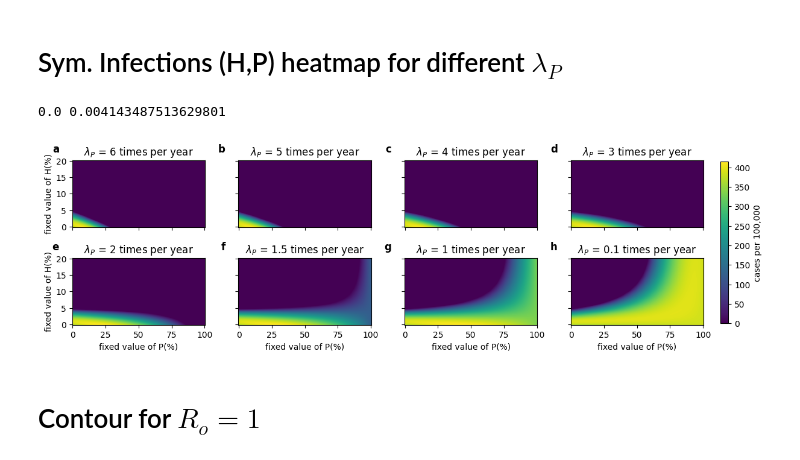
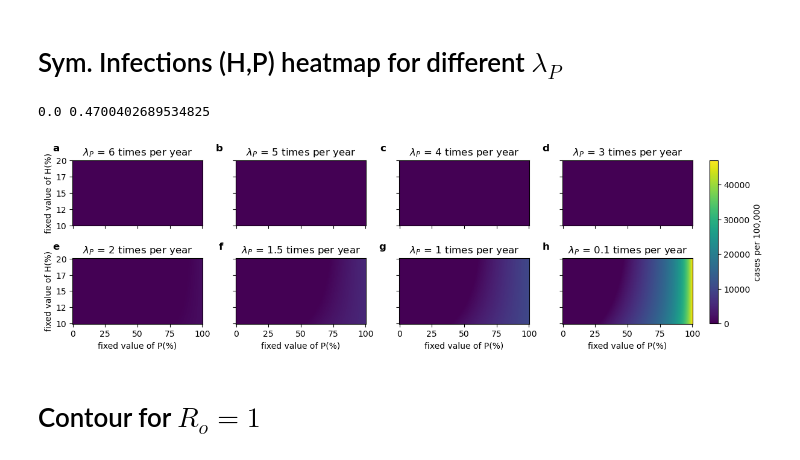
Before and after one commit to Priesemann-Group/testing-paradox-HIV-STI, a Jupyter notebook: notebooks/NotebookForPrEP.ipynb, the cells around one changed output. Drawn from its saved outputs; the diff is of its cells as text; code cells hidden in the pictures.

```diff
--- a/notebooks/NotebookForPrEP.ipynb
+++ b/notebooks/NotebookForPrEP.ipynb
@@ -23,14 +21,16 @@ def calculate_lambda_a(args, lambda_P, m, P, H):
         args["c"] * (1 - m) * args["beta_HIV"] * H * (1 - P)
     )
 
+def calculate_lambda_s(args, lambda_a):
+    return (args["lambda_0"]+lambda_a)
 
 # Alpha
 def calculate_alpha(P, m, beta_STI=args["beta_STI"]):
     return beta_STI * (1 - m * (1 - P))
 
 
-def calculate_a(args):
-    return args["lambda_s"] + args["mu"]
+def calculate_a(args, lambda_s):
+    return lambda_s + args["mu"]
 
 
 def calculate_b(args, lambda_a):
@@ -98,8 +98,9 @@ def calculate_I_MATHEMATICA(args, lambda_P, H, P):
     # Calculate a, b, and R_0
     m = calculate_m(H)
     lambda_a = calculate_lambda_a(args, lambda_P, m, P, H)
+    lambda_s= calculate_lambda_s(args, lambda_a)
     alpha = calculate_alpha(P, m)
-    a = calculate_a(args)
+    a = calculate_a(args, lambda_s)
     b = calculate_b(args, lambda_a)
     varphi=b+a*args["asymptomatic"]-b*args["asymptomatic"]
     Ro=calculate_Ro(args, lambda_P, H, P)
@@ -116,8 +117,9 @@ def calculate_I_MATHEMATICA(args, lambda_P, H, P):
 def calculate_S_MATHEMATICA(args, lambda_P, H, P):
     m = calculate_m(H)
     lambda_a = calculate_lambda_a(args, lambda_P, m, P, H)
+    lambda_s = calculate_lambda_s(args, lambda_a)
     alpha = calculate_alpha(P, m)
-    a = calculate_a(args)
+    a = calculate_a(args, lambda_s)
     b = calculate_b(args, lambda_a)
     varphi=b+a*args["asymptomatic"]-b*args["asymptomatic"]
 
@@ -127,7 +129,6 @@ def calculate_S_MATHEMATICA(args, lambda_P, H, P):
 
 def calculate_Ro(args, lambda_P, H, P):
     m = calculate_m(H)
-    lambda_a = calculate_lambda_a(args, lambda_P, m, P, H)
     S=calculate_S_MATHEMATICA(args, lambda_P, H, P)
 
     Ro=1/S
@@ -143,7 +144,8 @@ def SirsComparisona(args, lambda_P, H, P):
 def calculateI_Symtomatic_Math(args, lambda_P, H, P):
     m = calculate_m(H)
     lambda_a = calculate_lambda_a(args, lambda_P, m, P, H)
-    a = calculate_a(args)
+    lambda_s= calculate_lambda_s(args, lambda_a)
+    a = calculate_a(args, lambda_s)
     b = calculate_b(args, lambda_a)
     asym=calculate_I_MATHEMATICA(args, lambda_P, H, P)
     return asym*(b/a)*(1-args["asymptomatic"])/args["asymptomatic"]
@@ -678,8 +680,9 @@ for lambda_P in lambda_P_values:
         for j, P in enumerate(Ps):
             m = calculate_m(H)
             lambda_a = calculate_lambda_a(args, lambda_P, m, P, H)
+            lambda_s = calculate_lambda_s(args, lambda_a)
             alpha = calculate_alpha(P, m)
-            a = calculate_a(args)
+            a = calculate_a(args, lambda_s)
             b = calculate_b(args, lambda_a)
             if calculate_Ro(args, lambda_P, H, P)> 1:
                 I_values[i, j] = calculate_I_MATHEMATICA(args, lambda_P, H, P)
@@ -852,8 +855,9 @@ for lambda_P in lambda_P_values:
         for j, P in enumerate(Ps):
             m = calculate_m(H)
             lambda_a = calculate_lambda_a(args, lambda_P, m, P, H)
+            lambda_s= calculate_lambda_s(args, lambda_a)
             alpha = calculate_alpha(P, m)
-            a = calculate_a(args)
+            a = calculate_a(args, lambda_s)
             b = calculate_b(args, lambda_a)
             S_values[i, j] = calculate_S_MATHEMATICA(args, lambda_P, H, P)
     results[lambda_P] = S_values
@@ -948,7 +952,7 @@ for idx, lambda_P in enumerate(lambda_P_values):
 # Define a formatter function that multiplies the value by 100,000
 def formatter(x, pos):
 
-    return f"{x * 1e5:.0f}"
+    return f"{x * 10:.0f}"
 
 
 # Create a single color bar for the whole figure
@@ -1581,7 +1585,7 @@ plt.show()
 # %%
 
 # Define the ranges for H and P values
-Hs = np.linspace(0, 0.2, 101)
+Hs = np.linspace(0.1, 0.2, 101)
 Ps = np.linspace(0, 1.0, 201)
 
 # Define different values for lambda_P
@@ -1616,7 +1620,7 @@ for lambda_P in lambda_P_values:
     result = np.zeros((len(Hs), len(Ps)))
     for i, H in enumerate(Hs):
         for j, P in enumerate(Ps):
-            if (calculateI_Symtomatic_Math(args, lambda_P, H, P))>0:
+            if (calculate_Ro(args, lambda_P, H, P))>1:
                 result[i, j] = calculateI_Symtomatic_Math(args, lambda_P, H, P)
     results[lambda_P] = result
 
@@ -1692,35 +1696,35 @@ for idx, lambda_P in enumerate(lambda_P_values):
     # Adding subpanel letters, adjust x and y positions as needed
     ax.text(
         -0.1,
         1.25,
         chr(97 + idx),
         transform=ax.transAxes,
         fontsize=12,
         fontweight="bold",
         va="top",
         ha="right",
     )
 
 
 # Define a formatter function that multiplies the value by 100,000
 def formatter(x, pos):
     return f"{x * 1e5:.0f}"
 
 
 # Create a single color bar for the whole figure
 cbar = fig.colorbar(
     cax,
     ax=axes.ravel().tolist(),
     shrink=0.88,
     format=FuncFormatter(formatter),
     pad=0.015,
 )
 
 cbar.ax.set_ylabel("cases per 100,000")
 plt.show()
 # %% [output]
-0.0 0.004143487513629801
+0.0 0.4700402689534825
-[figure, old version]
+[figure, new version]
 # %% [markdown]
 # Contour for $R_o=1$
 # %%
```
Also changed, not shown: parts of 11 cells of this notebook, 3 other files.
